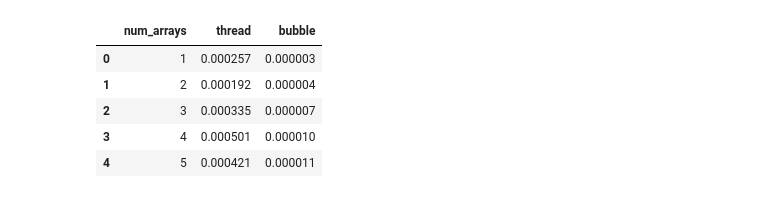
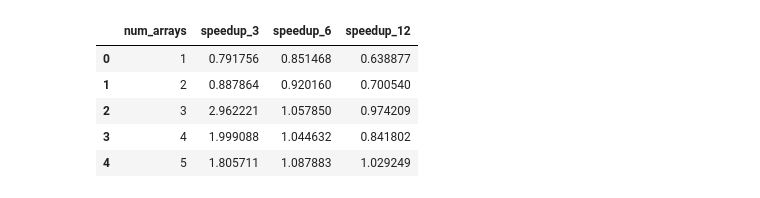
Before and after one commit to Trypion/bubble-sort-threads, a Jupyter notebook: python.ipynb, the cells around one changed output. Cells and saved outputs as stored; diff of their text form; code cells hidden in the pictures.

```diff
--- a/python.ipynb
+++ b/python.ipynb
@@ -9,14 +13,19 @@ df_thread.columns = ["num_arrays", "time", "size"]
 df_bubble.columns = ["num_arrays", "time", "size"]
-# %%
-df = pd.DataFrame({"num_arrays": df_thread["num_arrays"], 'thread': df_thread["time"], 'bubble': df_bubble["time"]})
-df.head()
-# %% [output]
-|  | num_arrays | thread | bubble |
-| 0 | 1 | 0.000257 | 0.000003 |
-| 1 | 2 | 0.000192 | 0.000004 |
-| 2 | 3 | 0.000335 | 0.000007 |
-| 3 | 4 | 0.000501 | 0.000010 |
-| 4 | 5 | 0.000421 | 0.000011 |
+# %%
+df = pd.DataFrame({"num_arrays": df_thread_6["num_arrays"], '3_threads': df_thread_3['time'], '6_threads': df_thread_6["time"], '12_threads': df_thread_12["time"], "bubble": df_bubble["time"]})
+
+# df_speedup = pd.DataFrame({"num_arrays": df_thread_6["num_arrays"], "speedup_6":  "speedup_6": df_bubble["time"]/df_thread_6["time"], "speedup_12": df_bubble["time"]/df_thread_12["time"]})
+df_speedup = pd.DataFrame({"num_arrays": df_thread_6["num_arrays"], "speedup_3": df_bubble["time"]/df_thread_3["time"], "speedup_6": df_bubble["time"]/df_thread_6["time"], "speedup_12": df_bubble["time"]/df_thread_12["time"]})
+# df_eficiencia = pd.DataFrame({"num_arrays": df_thread_6["num_arrays"], "eficiencia_6": df_speedup["speedup_6"]/6, "eficiencia_12": df_speedup["speedup_12"]/12})
+df_eficiencia = pd.DataFrame({"num_arrays": df_thread_6["num_arrays"], "eficiencia_3": df_speedup["speedup_3"]/3, "eficiencia_6": df_speedup["speedup_6"]/6, "eficiencia_12": df_speedup["speedup_12"]/12})
+df_speedup.head()
+# %% [output]
+|  | num_arrays | speedup_3 | speedup_6 | speedup_12 |
+| 0 | 1 | 0.791756 | 0.851468 | 0.638877 |
+| 1 | 2 | 0.887864 | 0.920160 | 0.700540 |
+| 2 | 3 | 2.962221 | 1.057850 | 0.974209 |
+| 3 | 4 | 1.999088 | 1.044632 | 0.841802 |
+| 4 | 5 | 1.805711 | 1.087883 | 1.029249 |
 # %%
 # gca stands for 'get current axis'
 ax = plt.gca()
```
Also changed, not shown: parts of 6 cells of this notebook, 23 other files.
